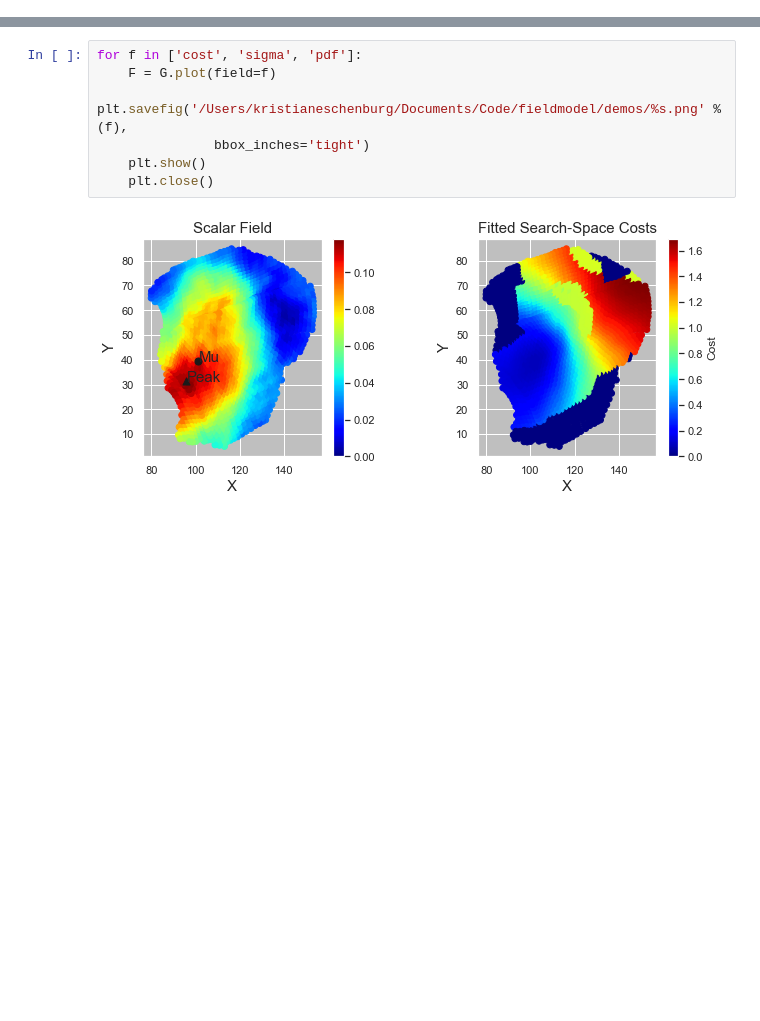
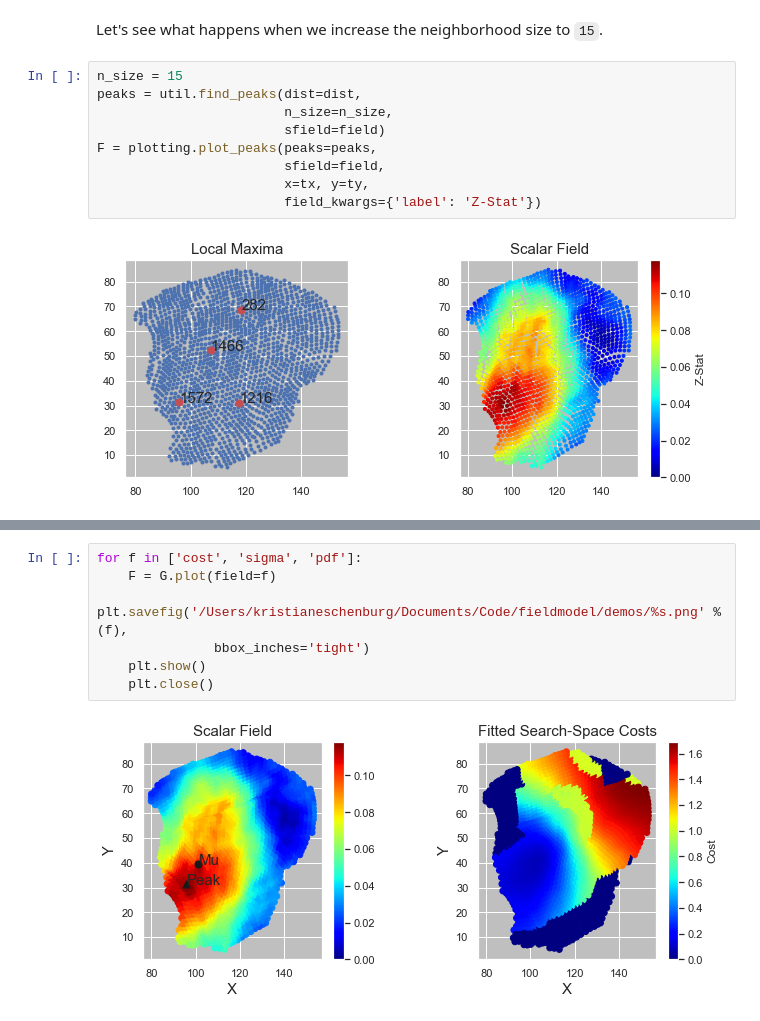
Before and after one commit to kristianeschenburg/fieldmodel, a Jupyter notebook: demos/demo.ipynb, the cells around one changed output, grey strips where cells are left out. Drawn from its saved outputs; the diff is of its cells as text; blank space fills up the shorter version.

````diff
--- a/demos/demo.ipynb
+++ b/demos/demo.ipynb
@@ -37,0 +48,13 @@ field = sio.loadmat(field_file)['field'].squeeze()
+# %% [markdown]
+Let's see what happens when we increase the neighborhood size to ```15```.
+# %%
+n_size = 15
+peaks = util.find_peaks(dist=dist,
+                        n_size=n_size,
+                        sfield=field)
+F = plotting.plot_peaks(peaks=peaks,
+                        sfield=field,
+                        x=tx, y=ty,
+                        field_kwargs={'label': 'Z-Stat'})
+# %% [output]
+[figure, added]
````
Also changed, not shown: parts of 20 cells of this notebook, 2 other files.
